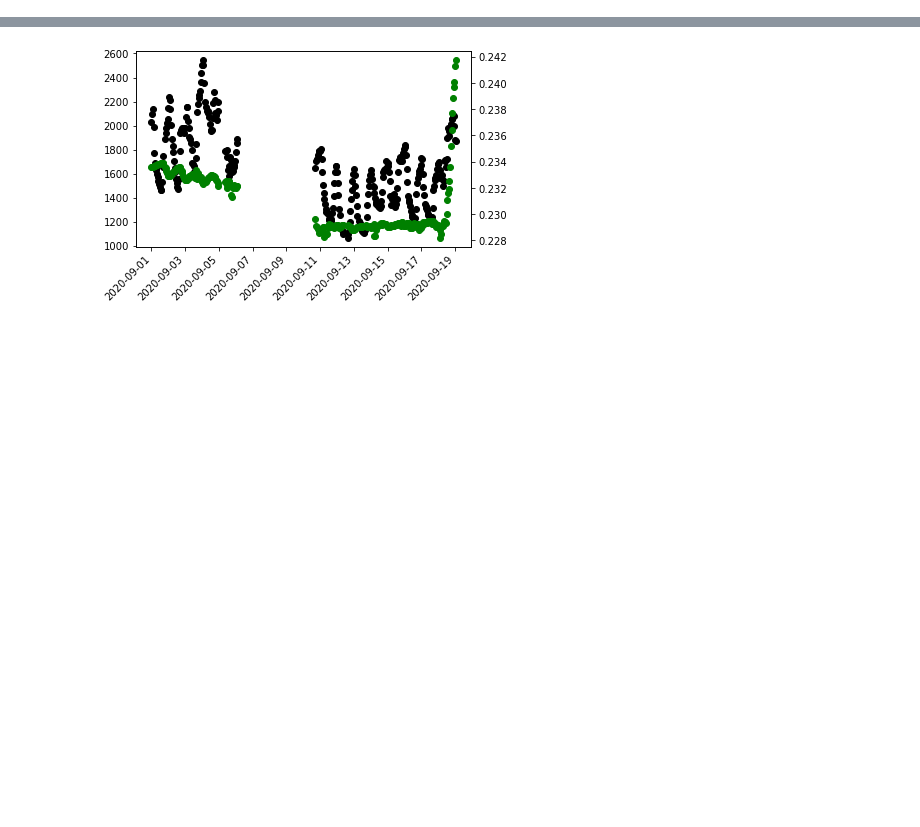
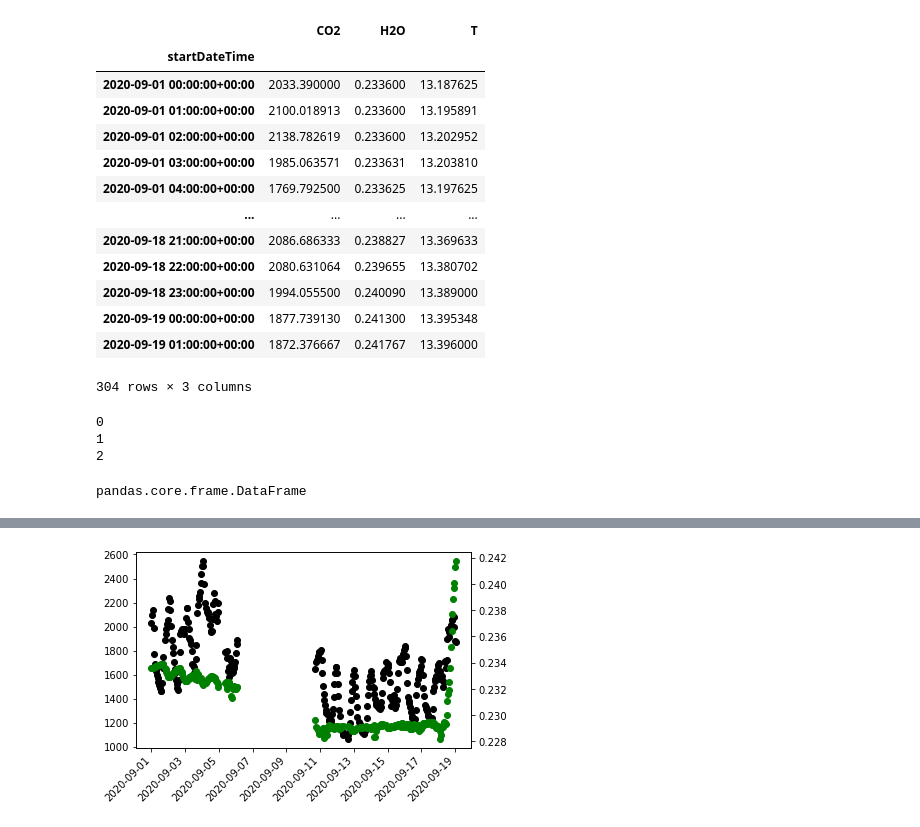
Before and after one commit to kulpojke/CO2xSWV, a Jupyter notebook: CO2xSWV.ipynb, the cells around one changed output, grey strips where cells are left out. Cells and saved outputs as stored; diff of their text form; code cells hidden in the pictures; blank space fills up the shorter version.

Commit message:
in the ipynb made a loop to make an hourly dataframe

```diff
--- a/CO2xSWV.ipynb
+++ b/CO2xSWV.ipynb
@@ -43 +115,29 @@ filedf['T_soil'] = t
+# %%
+hourly
+# %% [output]
+|  | CO2 | H2O | T |
+| startDateTime |  |  |  |
+| 2020-09-01 00:00:00+00:00 | 2033.390000 | 0.233600 | 13.187625 |
+| 2020-09-01 01:00:00+00:00 | 2100.018913 | 0.233600 | 13.195891 |
+| 2020-09-01 02:00:00+00:00 | 2138.782619 | 0.233600 | 13.202952 |
+| 2020-09-01 03:00:00+00:00 | 1985.063571 | 0.233631 | 13.203810 |
+| 2020-09-01 04:00:00+00:00 | 1769.792500 | 0.233625 | 13.197625 |
+| ... | ... | ... | ... |
+| 2020-09-18 21:00:00+00:00 | 2086.686333 | 0.238827 | 13.369633 |
+| 2020-09-18 22:00:00+00:00 | 2080.631064 | 0.239655 | 13.380702 |
+| 2020-09-18 23:00:00+00:00 | 1994.055500 | 0.240090 | 13.389000 |
+| 2020-09-19 00:00:00+00:00 | 1877.739130 | 0.241300 | 13.395348 |
+| 2020-09-19 01:00:00+00:00 | 1872.376667 | 0.241767 | 13.396000 |
+304 rows × 3 columns
+# %%
+for idx in range(len(dates)):
+    print(idx)
+# %% [output]
+0
+1
+2
+# %%
+type(hour)
+# %% [output]
+pandas.core.frame.DataFrame
 # %%
```
Also changed, not shown: parts of 12 cells of this notebook, 1 other file.
